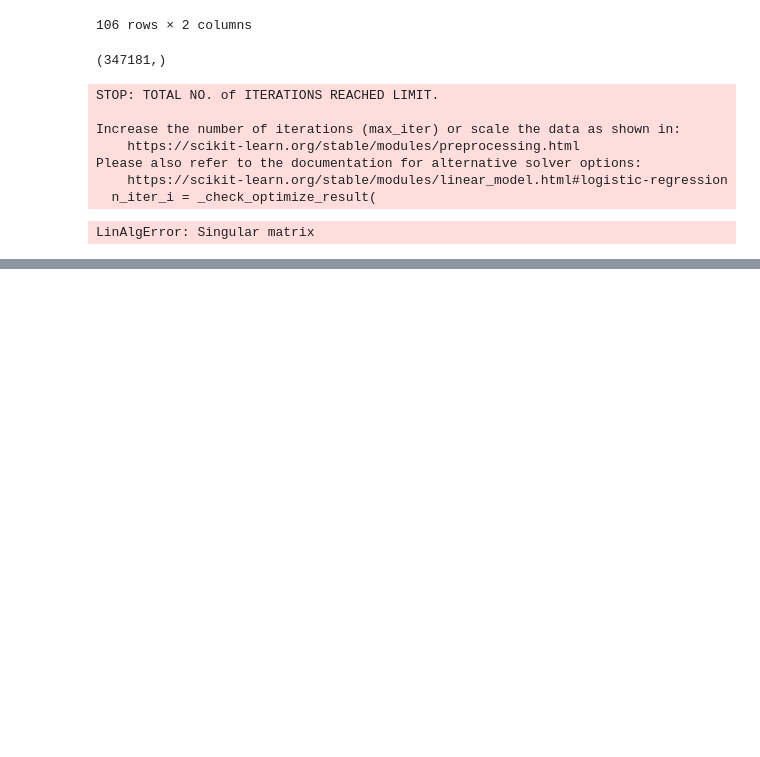
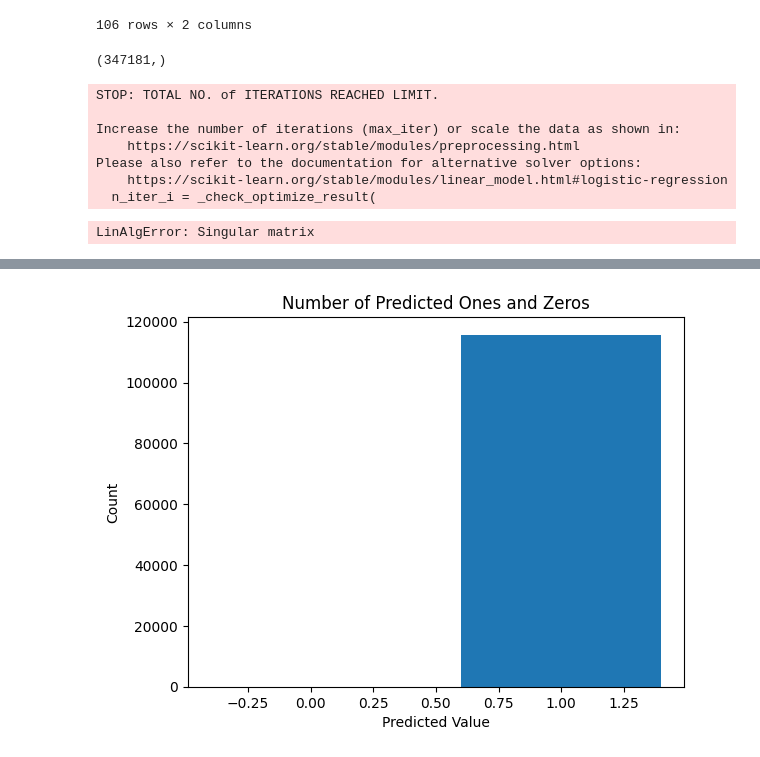
Before and after one commit to OzodbekOzodov/_credit-risk-modeling, a Jupyter notebook: Probability-of-default-model.ipynb, the cells around one changed output, grey strips where cells are left out. Cells and saved outputs as stored; diff of their text form; code cells hidden in the pictures; blank space fills up the shorter version.

Commit message:
renamed the files, adjusted functions, and drew predicted values of the test set

```diff
--- a/Probability-of-default-model.ipynb
+++ b/Probability-of-default-model.ipynb
@@ -472,0 +500,3 @@ See 1st video of the chapter 6
+# %%
+test_inputs = pd.read_csv('test_inputs.csv')
+test_targets = pd.read_csv('test_targets.csv')
@@ -472,0 +626,3 @@ See 1st video of the chapter 6
+# %%
+bin_predicted_test = reg1.predict(test_dummies)
+cont_predicted_test = reg1.predict_proba(test_dummies)
@@ -472,0 +639,23 @@ See 1st video of the chapter 6
+# %%
+import numpy as np
+import matplotlib.pyplot as plt
+
+# Get predicted labels
+predicted_labels = bin_predicted_test
+
+# Count number of predicted ones and zeros
+unique, counts = np.unique(predicted_labels, return_counts=True)
+counts_dict = dict(zip(unique, counts))
+
+# Create bar graph of predicted ones and zeros
+plt.bar(counts_dict.keys(), counts_dict.values())
+
+# Add axis labels and title
+plt.xlabel('Predicted Value')
+plt.ylabel('Count')
+plt.title('Number of Predicted Ones and Zeros')
+
+# Show the plot
+plt.show()
+# %% [output]
+[figure, added]
```
Also changed, not shown: parts of 13 cells of this notebook.
